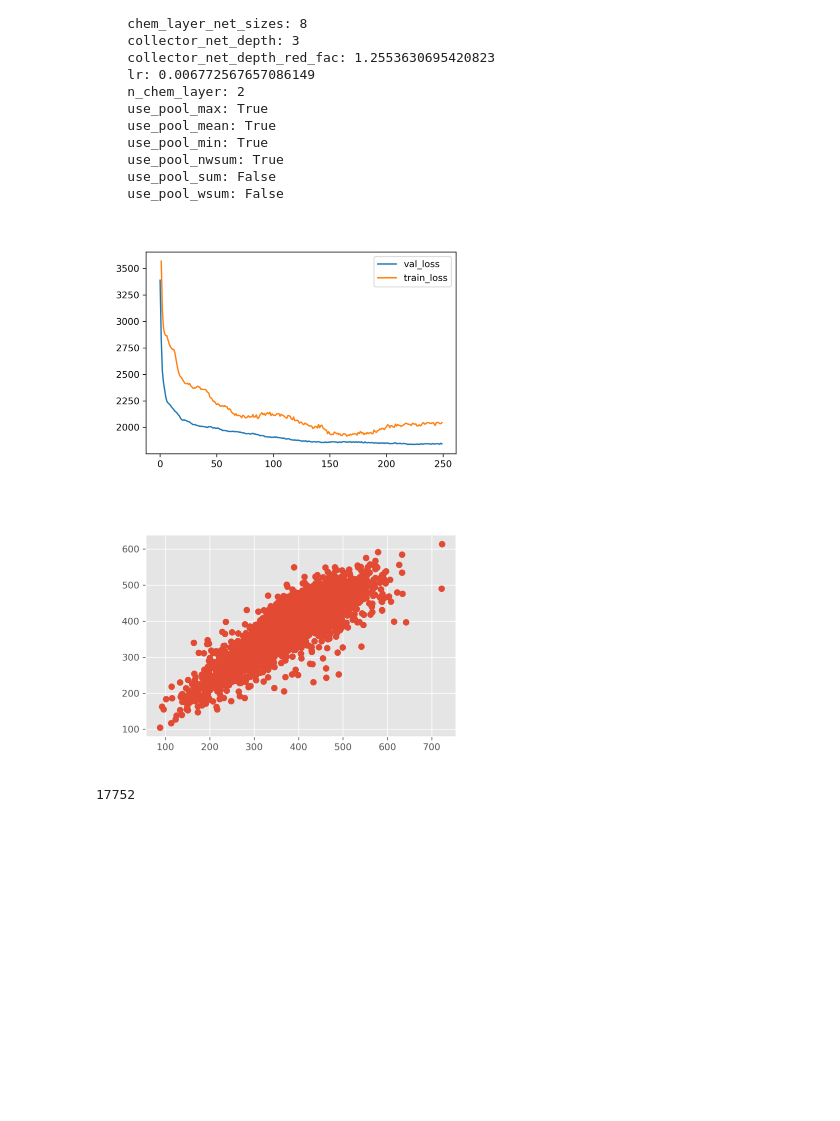
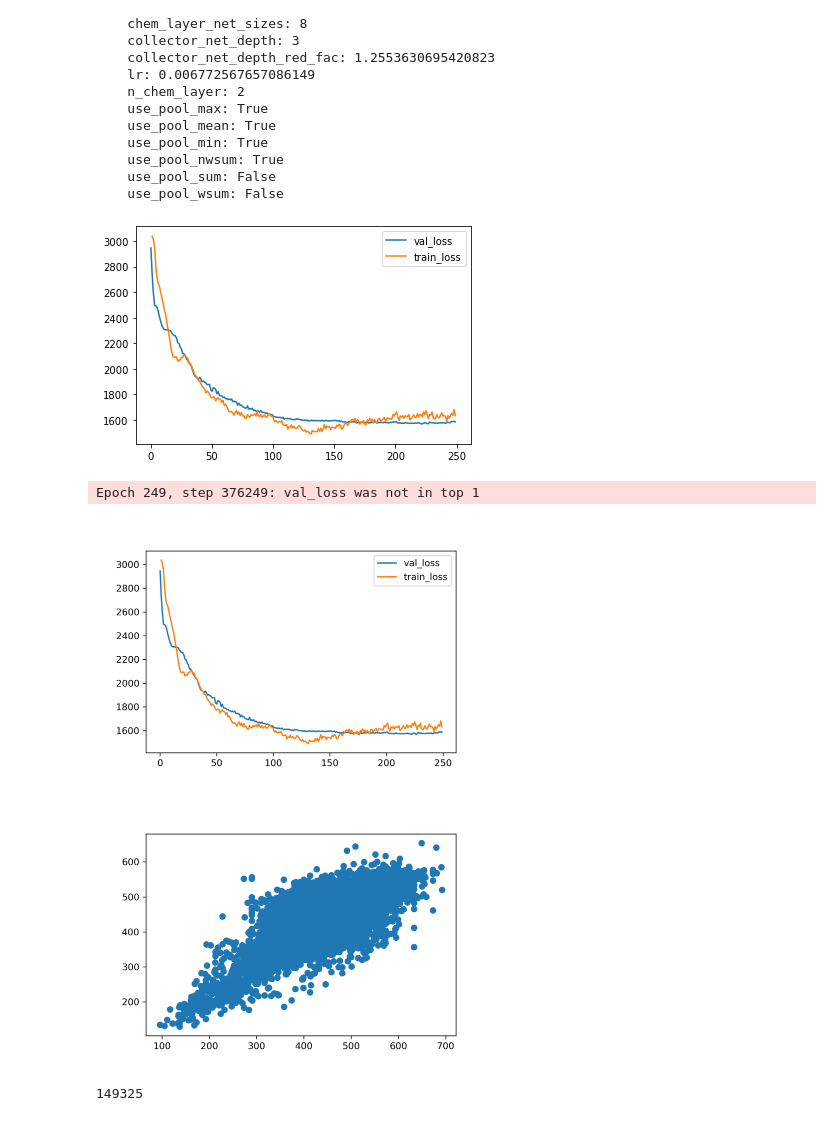
Before and after one commit to JulianKimmig/molNet, a Jupyter notebook: dev/black_box/notebooks/predicting_mp.ipynb, the cells around one changed output. Cells and saved outputs as stored; diff of their text form; code cells hidden in the pictures; blank space fills up the shorter version.

```diff
--- a/dev/black_box/notebooks/predicting_mp.ipynb
+++ b/dev/black_box/notebooks/predicting_mp.ipynb
@@ -59,10 +59,10 @@ class MPModel1(pl.LightningModule):
         #print(self.hparams)
 
         chem_layer=[
-            bg.ChemGCLayer(in_size,[chem_layer_net_sizes]*chem_layer_net_count,chem_layer_gc_out,chem_layer_feats_out,bias=False)
+            bg.ChemGCLayer(in_size,[chem_layer_net_sizes if chem_layer_net_sizes >=0 else in_size]*chem_layer_net_count,chem_layer_gc_out,chem_layer_feats_out,bias=False,linear_activation=torch.nn.ELU(),concat_input=True)
         ]
         for n in range(n_chem_layer-1):
-            chem_layer.append(bg.ChemGCLayer(chem_layer_feats_out,[chem_layer_net_sizes]*chem_layer_net_count,chem_layer_gc_out,chem_layer_feats_out,bias=False))
+            chem_layer.append(bg.ChemGCLayer(chem_layer[-1].feats_out,[chem_layer_net_sizes if chem_layer_net_sizes >=0 else chem_layer[-1].feats_out]*chem_layer_net_count,chem_layer_gc_out,chem_layer_feats_out,bias=False,linear_activation=torch.nn.ELU(),concat_input=True))
 
         self.chem_layer=torch.nn.Sequential(*chem_layer)
 
@@ -154,7 +154,7 @@ except:
             loader_MPModel1,
                         force_run=bg.REMODEL,
                         early_stopping=True,
-                        max_epochs=0,
+                        max_epochs=1,
                         early_stopping_delta=10,
                         detect_lr=False,
 
@@ -343,40 +345,42 @@ Best trial (842):
 # %%
 model_MPModel1 = MPModel1(in_size=len(featurizer),
                               n_chem_layer = 2,
                               chem_layer_feats_out=25,
                               chem_layer_gc_out=13,
-                              chem_layer_net_sizes=8,
+                              chem_layer_net_sizes=-1,#8,
                               chem_layer_net_count=1,
                               collector_net_depth=3,
                               collector_net_depth_red_fac=1.2553630695420823,
                               poolings=["pool_min","pool_max","pool_mean","pool_nwsum"],
                               lr=0.001,
                              )
 
 model_MPModel1,data_MPModel1 = bg.default_model_run(
         "MPModel1",
         model_MPModel1,
         loader_MPModel1,
-                      force_run=bg.REMODEL,
+                      force_run=True,#bg.REMODEL,
                       #force_test_data_reload=True,
                     #min_epochs=200,
                     early_stopping=True,
                     max_epochs=250,
                     early_stopping_delta=10,
                    detect_lr=False,
                     early_stop_patience=50,
 
     )
 # %% [output]
-[figure, old version]
+[figure, new version]
+Epoch 249, step 376249: val_loss was not in top 1
-[figure, old version]
+[figure, new version]
+[figure, added]
 # %%
 #list(model_MPModel1.parameters())
 model_parameters = filter(lambda p: p.requires_grad, model_MPModel1.parameters())
 params = sum([np.prod(p.size()) for p in model_parameters])
 params
 # %% [output]
-17752
+149325
 # %%
 true=[]
 pred=[]
```
Also changed, not shown: parts of 7 cells of this notebook, 12 other files.
